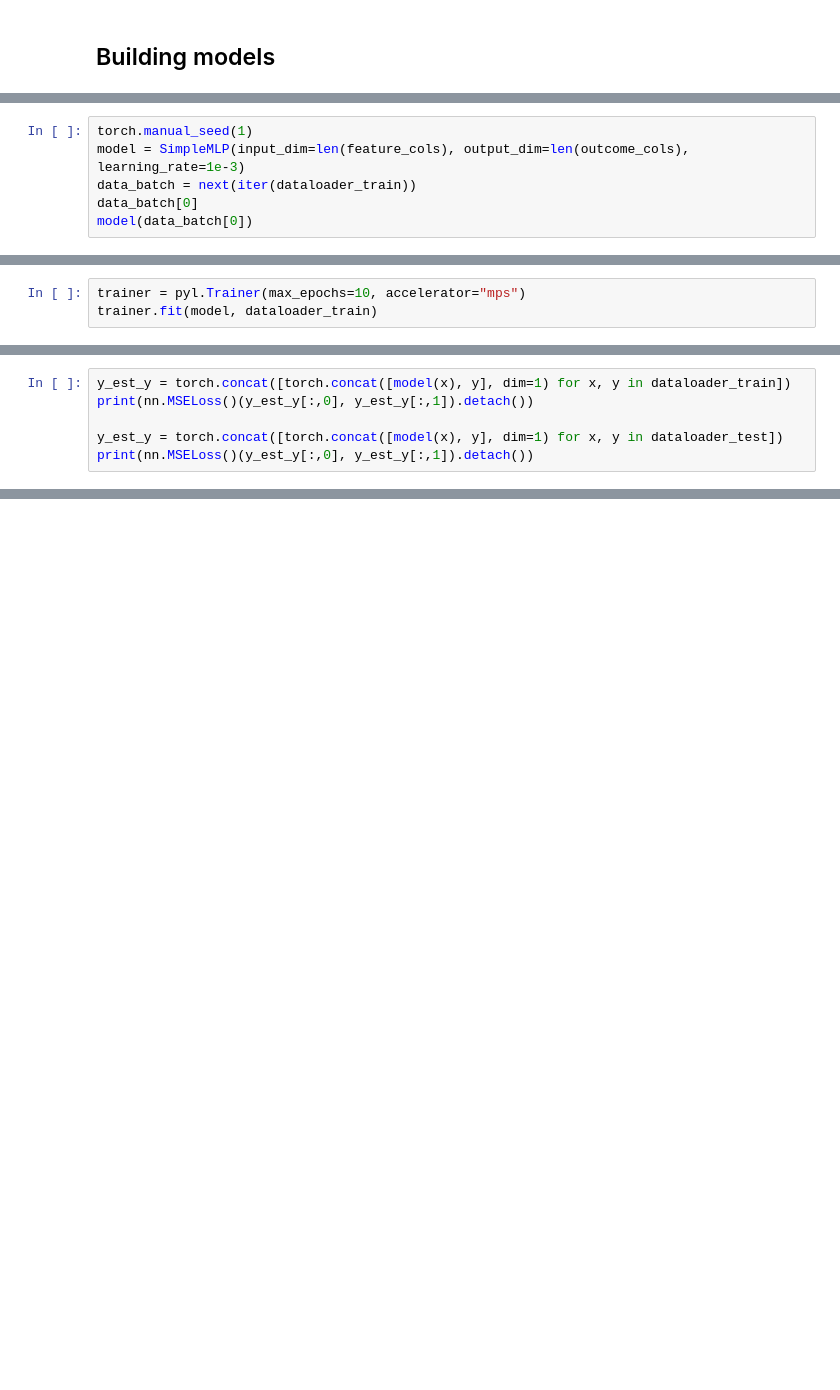
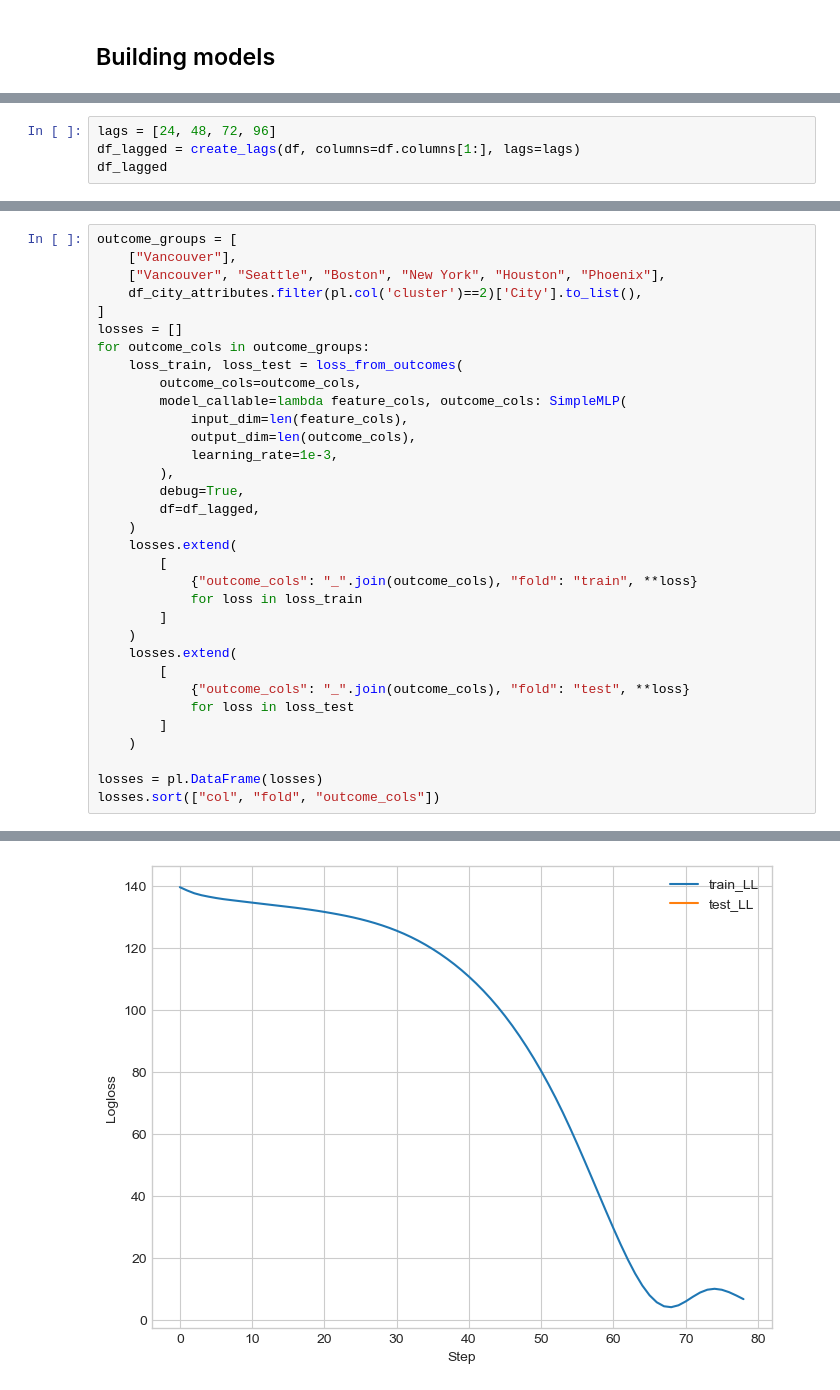
Before and after one commit to stanton119/data-analysis, a Jupyter notebook: neural_networks/fitting_multimodal_distributions/unfinished-multi_task_learning/multitask_learning.ipynb, the cells around one changed output, grey strips where cells are left out. Drawn from its saved outputs; the diff is of its cells as text; blank space fills up the shorter version.

```diff
--- a/neural_networks/fitting_multimodal_distributions/unfinished-multi_task_learning/multitask_learning.ipynb
+++ b/neural_networks/fitting_multimodal_distributions/unfinished-multi_task_learning/multitask_learning.ipynb
@@ -248,6 +184,0 @@ tensor([[12.5700,  9.6600, 12.9000, 15.0200],
-# %%
-torch.manual_seed(1)
-model = SimpleMLP(input_dim=len(feature_cols), output_dim=len(outcome_cols), learning_rate=1e-3)
-data_batch = next(iter(dataloader_train))
-data_batch[0]
-model(data_batch[0])
@@ -262,3 +184,0 @@ tensor([[-0.1540],
-# %%
-trainer = pyl.Trainer(max_epochs=10, accelerator="mps")
-trainer.fit(model, dataloader_train)
@@ -296,6 +184,0 @@ Overall loss
-# %%
-y_est_y = torch.concat([torch.concat([model(x), y], dim=1) for x, y in dataloader_train])
-print(nn.MSELoss()(y_est_y[:,0], y_est_y[:,1]).detach())
-
-y_est_y = torch.concat([torch.concat([model(x), y], dim=1) for x, y in dataloader_test])
-print(nn.MSELoss()(y_est_y[:,0], y_est_y[:,1]).detach())
@@ -415,0 +353,4 @@ fig.show()
+# %%
+lags = [24, 48, 72, 96]
+df_lagged = create_lags(df, columns=df.columns[1:], lags=lags)
+df_lagged
@@ -415,0 +435,34 @@ fig.show()
+# %%
+outcome_groups = [
+    ["Vancouver"],
+    ["Vancouver", "Seattle", "Boston", "New York", "Houston", "Phoenix"],
+    df_city_attributes.filter(pl.col('cluster')==2)['City'].to_list(),
+]
+losses = []
+for outcome_cols in outcome_groups:
+    loss_train, loss_test = loss_from_outcomes(
+        outcome_cols=outcome_cols,
+        model_callable=lambda feature_cols, outcome_cols: SimpleMLP(
+            input_dim=len(feature_cols),
+            output_dim=len(outcome_cols),
+            learning_rate=1e-3,
+        ),
+        debug=True,
+        df=df_lagged,
+    )
+    losses.extend(
+        [
+            {"outcome_cols": "_".join(outcome_cols), "fold": "train", **loss}
+            for loss in loss_train
+        ]
+    )
+    losses.extend(
+        [
+            {"outcome_cols": "_".join(outcome_cols), "fold": "test", **loss}
+            for loss in loss_test
+        ]
+    )
+
+losses = pl.DataFrame(losses)
+losses.sort(["col", "fold", "outcome_cols"])
+# %% [output]
@@ -415,0 +526 @@ fig.show()
+[figure, added]
```
Also changed, not shown: parts of 51 cells of this notebook, 1 other file.
